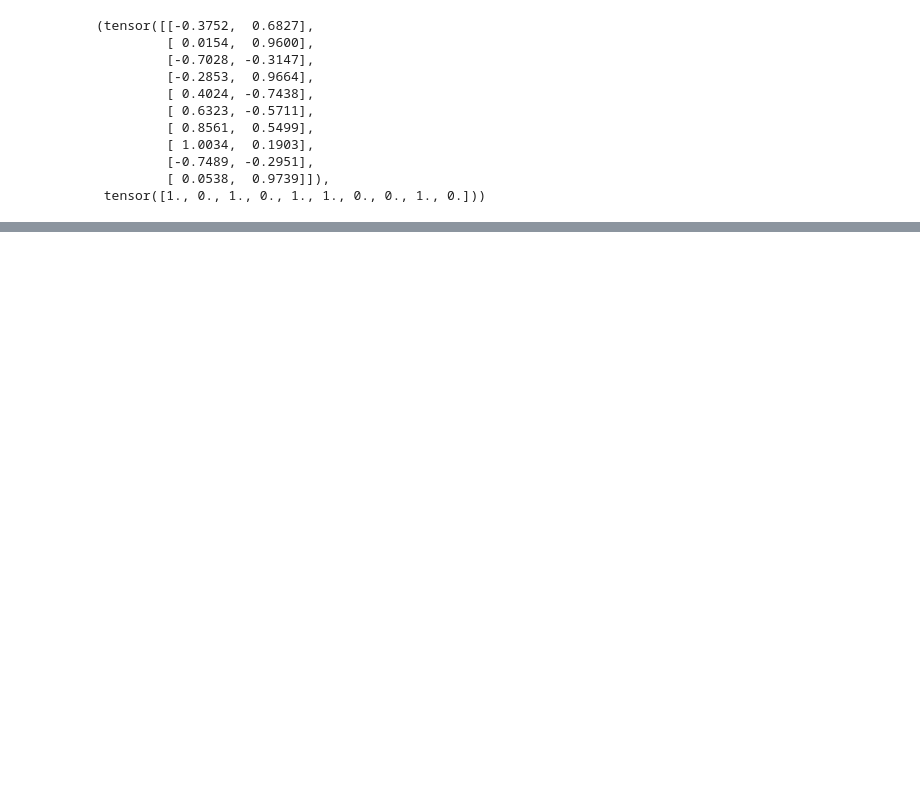
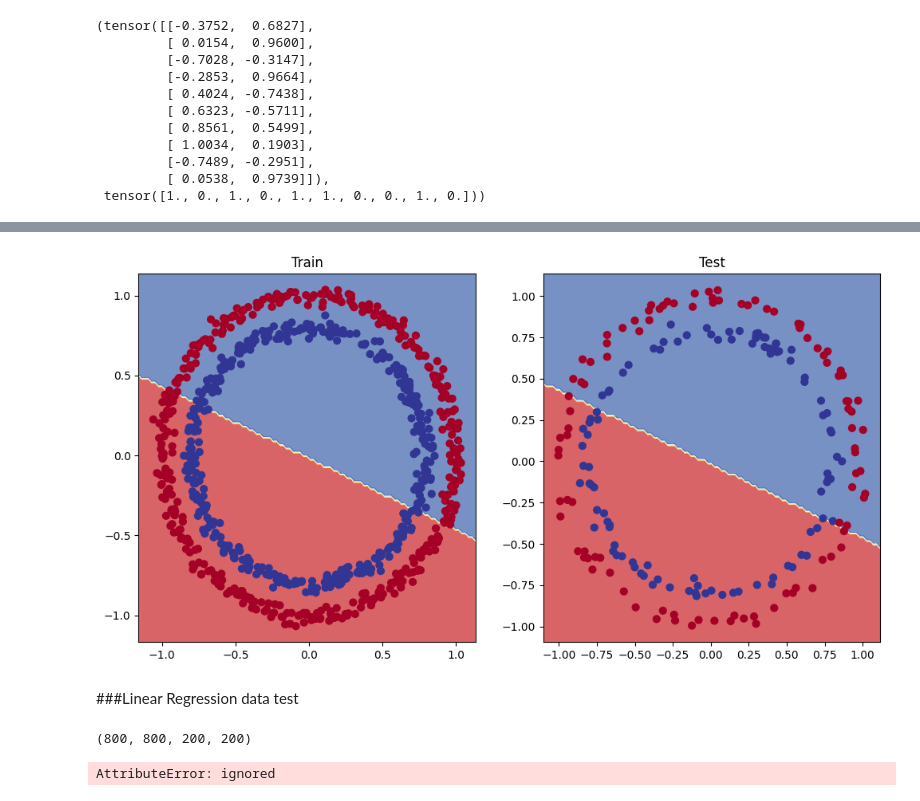
Before and after one commit to eliseleahy/Pytorch-Tutorials, a Jupyter notebook: 02_Pytorch_Neural_Network_Classification.ipynb, the cells around one changed output, grey strips where cells are left out. Cells and saved outputs as stored; diff of their text form; code cells hidden in the pictures; blank space fills up the shorter version.

```diff
--- a/02_Pytorch_Neural_Network_Classification.ipynb
+++ b/02_Pytorch_Neural_Network_Classification.ipynb
@@ -239,0 +470,18 @@ X_test[:10], y_test[:10]
+# %%
+# 1. Construct a model class that subclasses nn.Module
+class CircleModelV1(nn.Module):
+    def __init__(self):
+        super().__init__()
+
+        #Add more hidden units 5-> 10, more layers 2->3, Increase # of epochs
+        self.layer_1 = nn.Linear(in_features=1, out_features=10)
+        self.layer_2 = nn.Linear(in_features=10, out_features=10)
+        self.layer_3 = nn.Linear(in_features=10, out_features=1)
+
+    # 3. Define a forward method containing the forward pass computation
+    def forward(self, x):
+        return self.layer_3(self.layer_2(self.layer_1(x))) # wirting it this way speeds up computation
+
+# 4. Create an instance of the model and send it to target device
+model_1 = CircleModelV1().to(device)
+model_1
@@ -239,0 +494,11 @@ X_test[:10], y_test[:10]
+# %%
+# Create a loss function
+
+#Set up loss function
+#loss_fn = nn.BCELoss() #Requires inputs to have gone through sigmiod actviation function
+loss_fn = nn.L1Loss() #Sigmoid activation function built in
+
+optimiser = torch.optim.SGD(params=model_1.parameters(),
+                            lr=0.05
+                            )
+#create an optimiser
@@ -239,0 +569,48 @@ X_test[:10], y_test[:10]
+# %%
+# Plot decision boundary of the model
+plt.figure(figsize=(12,6))
+plt.subplot(1,2,1)
+plt.title("Train")
+plot_decision_boundary(model_1, X_train, y_train)
+plt.subplot(1,2,2)
+plt.title("Test")
+plot_decision_boundary(model_1, X_test, y_test)
+# %% [output]
+[figure, added]
+# %% [markdown]
+###Linear Regression data test
+# %%
+# Create *known* parameters
+weight = 0.7
+bias = 0.3
+
+# Create data
+start = 0
+end = 1
+step = 0.001
+X = torch.arange(start, end, step).unsqueeze(dim=1)
+y = weight * X + bias
+
+X[:10], y[:10]
+
+# Create train/test split
+train_R_split = int(0.8 * len(X)) # 80% of data used for training set, 20% for testing
+X_R_train, y_R_train = X[:train_R_split], y[:train_R_split]
+X_R_test, y_R_test = X[train_R_split:], y[train_R_split:]
+
+len(X_R_train), len(y_R_train), len(X_R_test), len(y_R_test)
+# %% [output]
+(800, 800, 200, 200)
+# %%
+# Create a loss function
+
+#Set up loss function
+#loss_fn = nn.BCELoss() #Requires inputs to have gone through sigmiod actviation function
+loss_fn = torch.nn.L1loss() #Sigmoid activation function built in
+
+optimiser = torch.optim.SGD(params=model_1.parameters(),
+                            lr=0.05
+                            )
+#create an optimiser
+# %% [output]
+AttributeError: ignored
```
Also changed, not shown: parts of 26 cells of this notebook.
